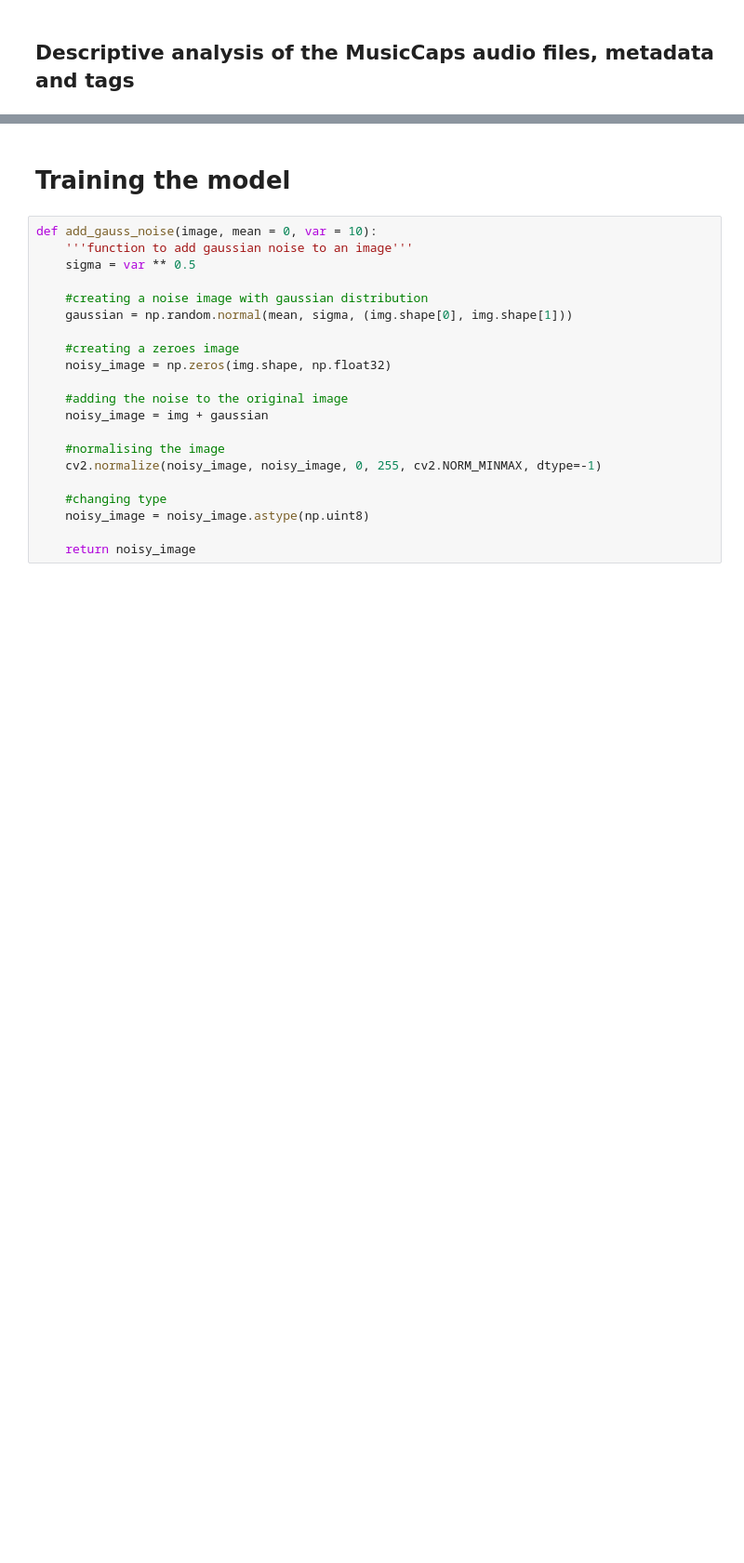
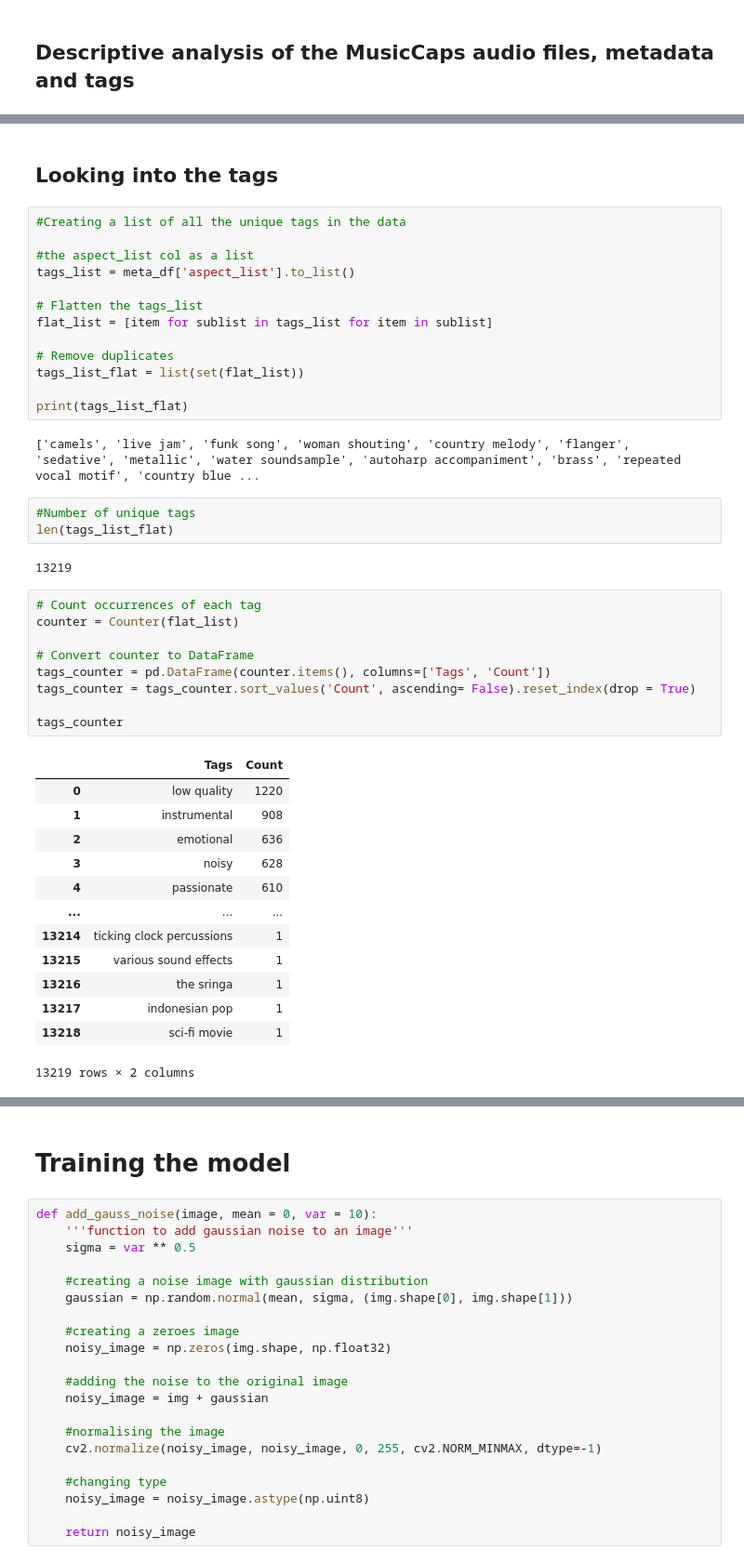
Before and after one commit to menduv/Thesis, a Jupyter notebook: CNN_musiccaps.ipynb, the cells around one changed output, grey strips where cells are left out. Shown: that part at 93% size. Saved outputs shown, nothing was run; the diff lists cells and outputs as text; blank space fills up the shorter version.

```diff
--- a/CNN_musiccaps.ipynb
+++ b/CNN_musiccaps.ipynb
@@ -209,0 +133,45 @@ train_track_ids[:5]
+# %% [markdown]
+## Looking into the tags
+# %%
+#Creating a list of all the unique tags in the data
+
+#the aspect_list col as a list
+tags_list = meta_df['aspect_list'].to_list()
+
+# Flatten the tags_list
+flat_list = [item for sublist in tags_list for item in sublist]
+
+# Remove duplicates
+tags_list_flat = list(set(flat_list))
+
+print(tags_list_flat)
+# %% [output]
+['camels', 'live jam', 'funk song', 'woman shouting', 'country melody', 'flanger', 'sedative', 'metallic', 'water soundsample', 'autoharp accompaniment', 'brass', 'repeated vocal motif', 'country blue ...
+# %%
+#Number of unique tags
+len(tags_list_flat)
+# %% [output]
+13219
+# %%
+# Count occurrences of each tag
+counter = Counter(flat_list)
+
+# Convert counter to DataFrame
+tags_counter = pd.DataFrame(counter.items(), columns=['Tags', 'Count'])
+tags_counter = tags_counter.sort_values('Count', ascending= False).reset_index(drop = True)
+
+tags_counter
+# %% [output]
+|  | Tags | Count |
+| 0 | low quality | 1220 |
+| 1 | instrumental | 908 |
+| 2 | emotional | 636 |
+| 3 | noisy | 628 |
+| 4 | passionate | 610 |
+| ... | ... | ... |
+| 13214 | ticking clock percussions | 1 |
+| 13215 | various sound effects | 1 |
+| 13216 | the sringa | 1 |
+| 13217 | indonesian pop | 1 |
+| 13218 | sci-fi movie | 1 |
+13219 rows × 2 columns
```
Also changed, not shown: parts of 90 cells of this notebook, 4 other files.
